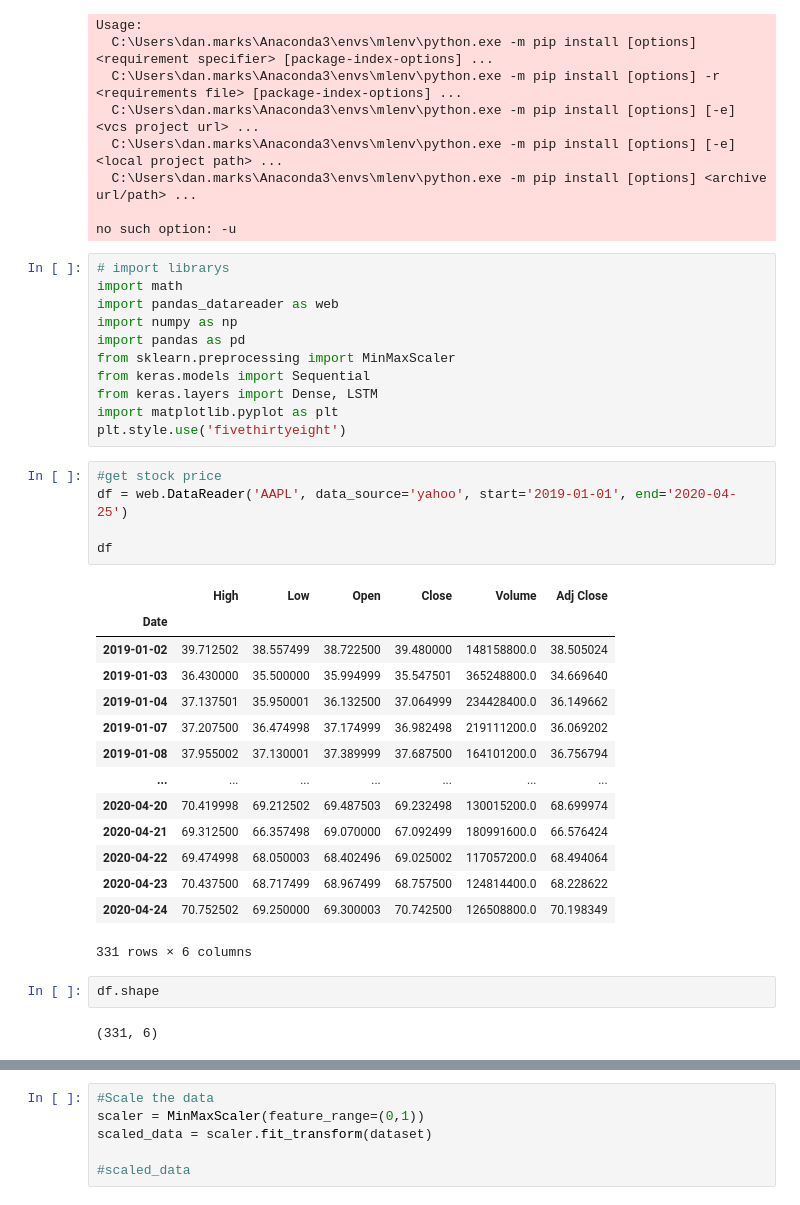
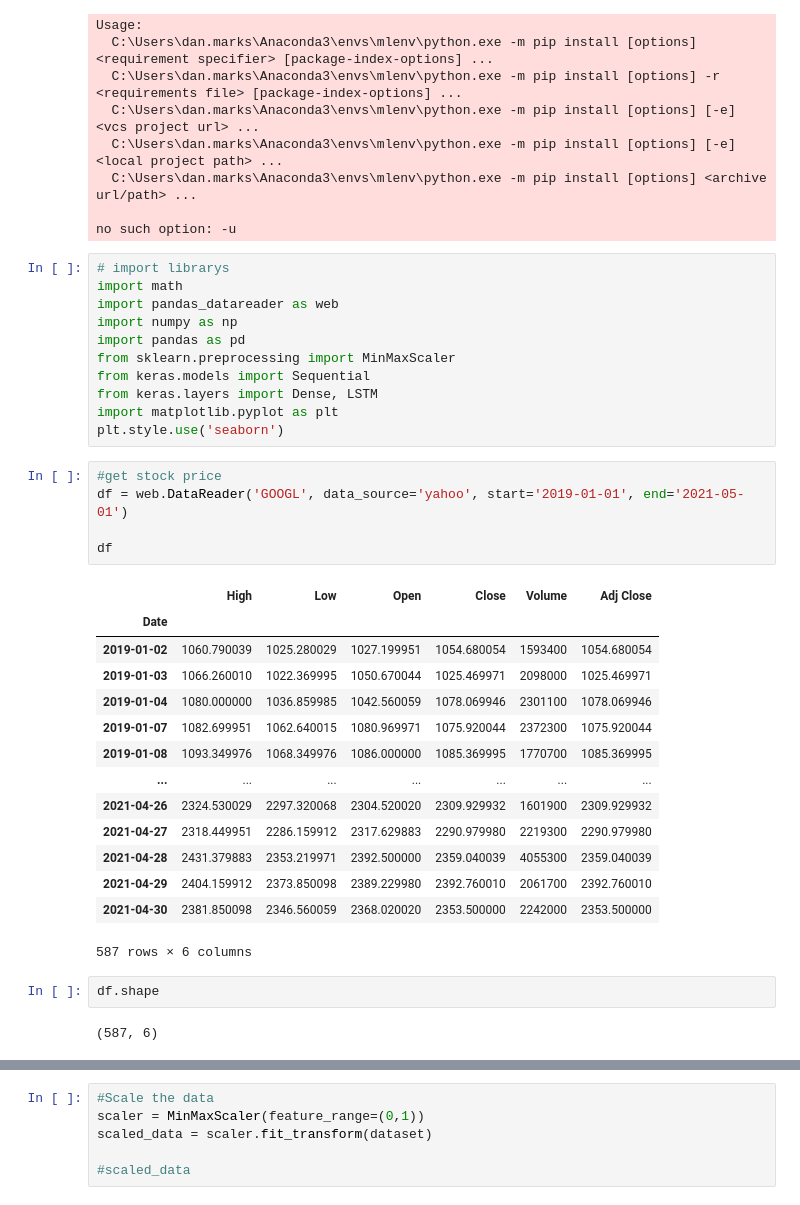
Before and after one commit to DanMarks12/Final_Project_Group5, a Jupyter notebook: ML_tests/Stock_Analysis_test.ipynb, the cells around one changed output, grey strips where cells are left out. Drawn from its saved outputs; the diff is of its cells as text.

```diff
--- a/ML_tests/Stock_Analysis_test.ipynb
+++ b/ML_tests/Stock_Analysis_test.ipynb
@@ -20,31 +20,31 @@ from sklearn.preprocessing import MinMaxScaler
 from keras.models import Sequential
 from keras.layers import Dense, LSTM
 import matplotlib.pyplot as plt
-plt.style.use('fivethirtyeight')
+plt.style.use('seaborn')
 # %%
 #get stock price
-df = web.DataReader('AAPL', data_source='yahoo', start='2019-01-01', end='2020-04-25')
+df = web.DataReader('GOOGL', data_source='yahoo', start='2019-01-01', end='2021-05-01')
 
 df
 # %% [output]
 |  | High | Low | Open | Close | Volume | Adj Close |
 | Date |  |  |  |  |  |  |
-| 2019-01-02 | 39.712502 | 38.557499 | 38.722500 | 39.480000 | 148158800.0 | 38.505024 |
-| 2019-01-03 | 36.430000 | 35.500000 | 35.994999 | 35.547501 | 365248800.0 | 34.669640 |
-| 2019-01-04 | 37.137501 | 35.950001 | 36.132500 | 37.064999 | 234428400.0 | 36.149662 |
-| 2019-01-07 | 37.207500 | 36.474998 | 37.174999 | 36.982498 | 219111200.0 | 36.069202 |
-| 2019-01-08 | 37.955002 | 37.130001 | 37.389999 | 37.687500 | 164101200.0 | 36.756794 |
+| 2019-01-02 | 1060.790039 | 1025.280029 | 1027.199951 | 1054.680054 | 1593400 | 1054.680054 |
+| 2019-01-03 | 1066.260010 | 1022.369995 | 1050.670044 | 1025.469971 | 2098000 | 1025.469971 |
+| 2019-01-04 | 1080.000000 | 1036.859985 | 1042.560059 | 1078.069946 | 2301100 | 1078.069946 |
+| 2019-01-07 | 1082.699951 | 1062.640015 | 1080.969971 | 1075.920044 | 2372300 | 1075.920044 |
+| 2019-01-08 | 1093.349976 | 1068.349976 | 1086.000000 | 1085.369995 | 1770700 | 1085.369995 |
 | ... | ... | ... | ... | ... | ... | ... |
-| 2020-04-20 | 70.419998 | 69.212502 | 69.487503 | 69.232498 | 130015200.0 | 68.699974 |
-| 2020-04-21 | 69.312500 | 66.357498 | 69.070000 | 67.092499 | 180991600.0 | 66.576424 |
-| 2020-04-22 | 69.474998 | 68.050003 | 68.402496 | 69.025002 | 117057200.0 | 68.494064 |
-| 2020-04-23 | 70.437500 | 68.717499 | 68.967499 | 68.757500 | 124814400.0 | 68.228622 |
-| 2020-04-24 | 70.752502 | 69.250000 | 69.300003 | 70.742500 | 126508800.0 | 70.198349 |
+| 2021-04-26 | 2324.530029 | 2297.320068 | 2304.520020 | 2309.929932 | 1601900 | 2309.929932 |
+| 2021-04-27 | 2318.449951 | 2286.159912 | 2317.629883 | 2290.979980 | 2219300 | 2290.979980 |
+| 2021-04-28 | 2431.379883 | 2353.219971 | 2392.500000 | 2359.040039 | 4055300 | 2359.040039 |
+| 2021-04-29 | 2404.159912 | 2373.850098 | 2389.229980 | 2392.760010 | 2061700 | 2392.760010 |
+| 2021-04-30 | 2381.850098 | 2346.560059 | 2368.020020 | 2353.500000 | 2242000 | 2353.500000 |
-331 rows × 6 columns
+587 rows × 6 columns
 # %%
 df.shape
 # %% [output]
-(331, 6)
+(587, 6)
 # %%
 #plot
 plt.figure(figsize=(16,8))
```
Also changed, not shown: parts of 11 cells of this notebook.
